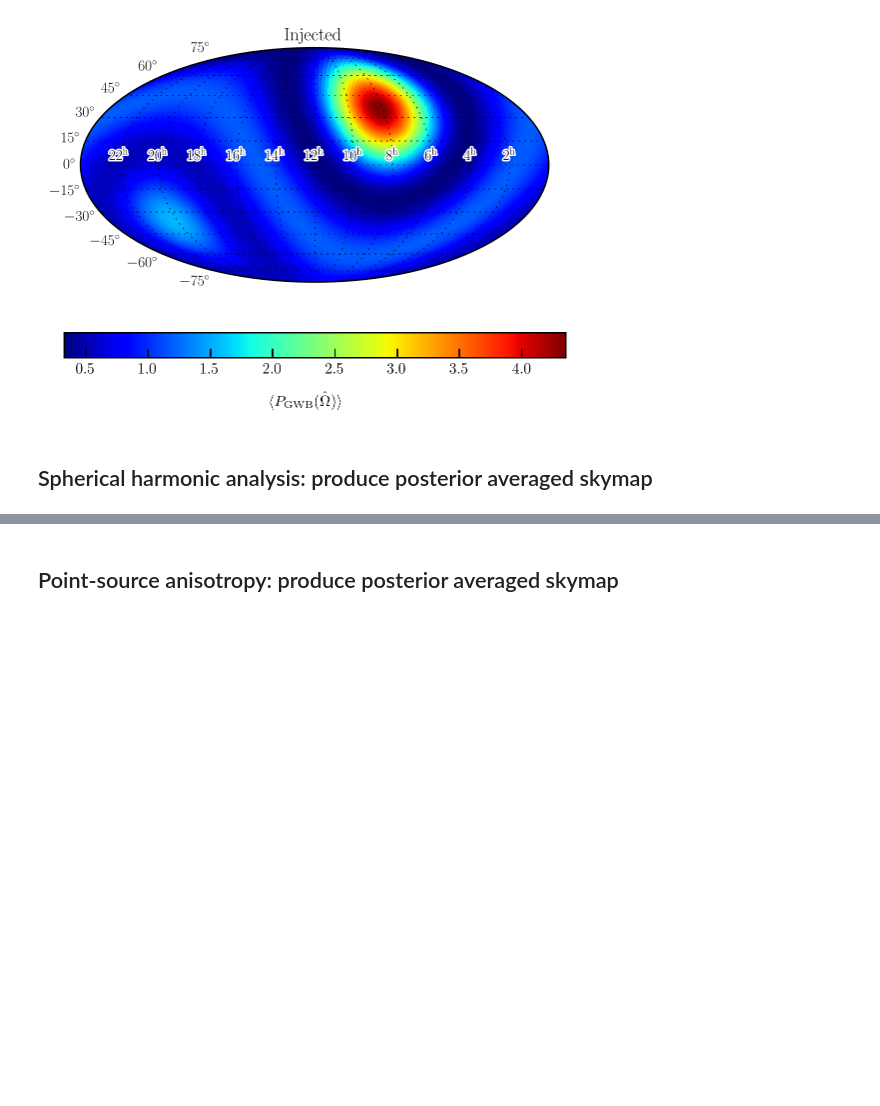
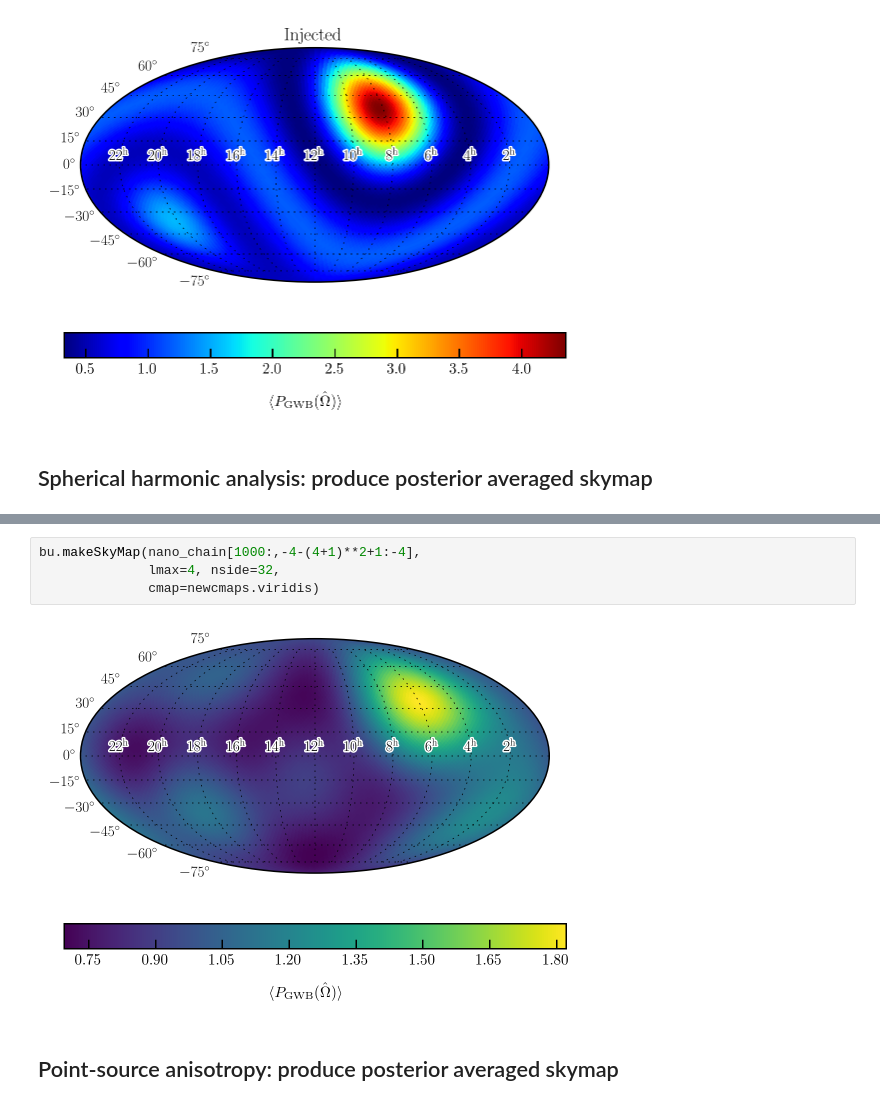
Before and after one commit to stevertaylor/NX01, a Jupyter notebook: process-anisotropy-maps.ipynb, the cells around one changed output, grey strips where cells are left out. Drawn from its saved outputs; the diff is of its cells as text; blank space fills up the shorter version.

```diff
--- a/process-anisotropy-maps.ipynb
+++ b/process-anisotropy-maps.ipynb
@@ -63,3 +121,9 @@ plt.title('NX01 Recovery (with physical prior)')
+# %%
+bu.makeSkyMap(nano_chain[1000:,-4-(4+1)**2+1:-4],
+              lmax=4, nside=32,
+              cmap=newcmaps.viridis)
+# %% [output]
+[figure, added]
 # %% [markdown]
 ## Point-source anisotropy: produce posterior averaged skymap
 # %%
```
Also changed, not shown: parts of 26 cells of this notebook, 3 other files.
